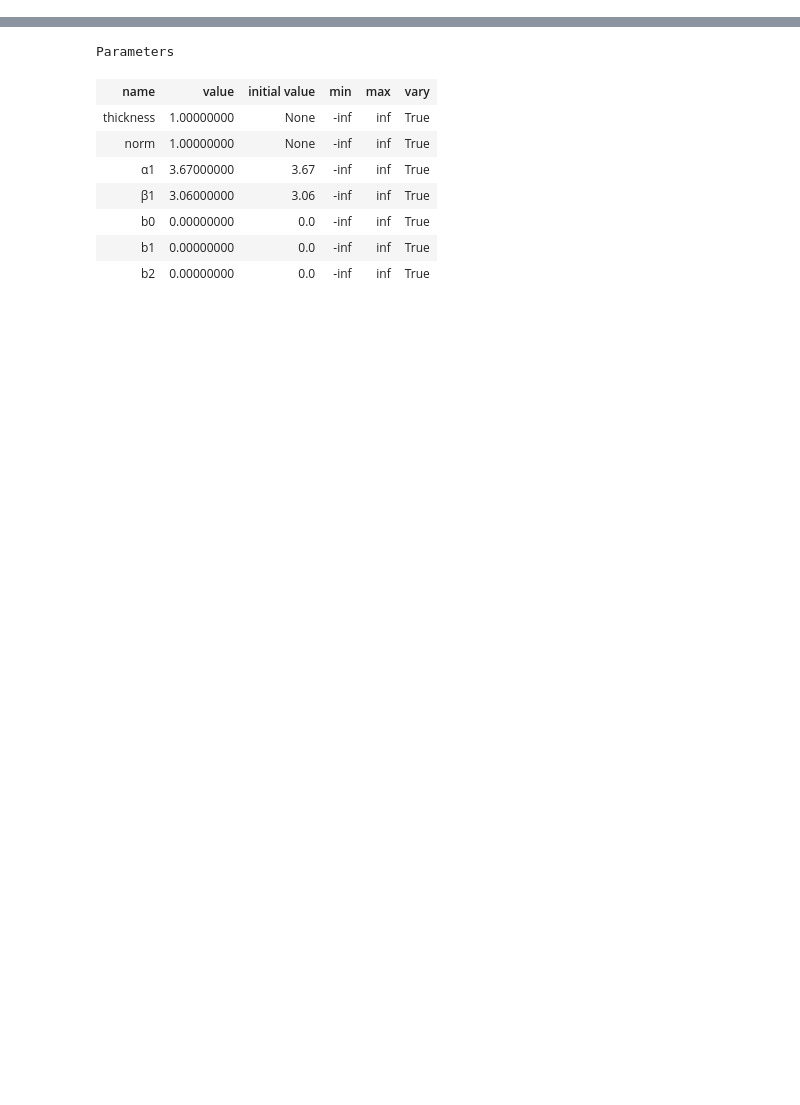
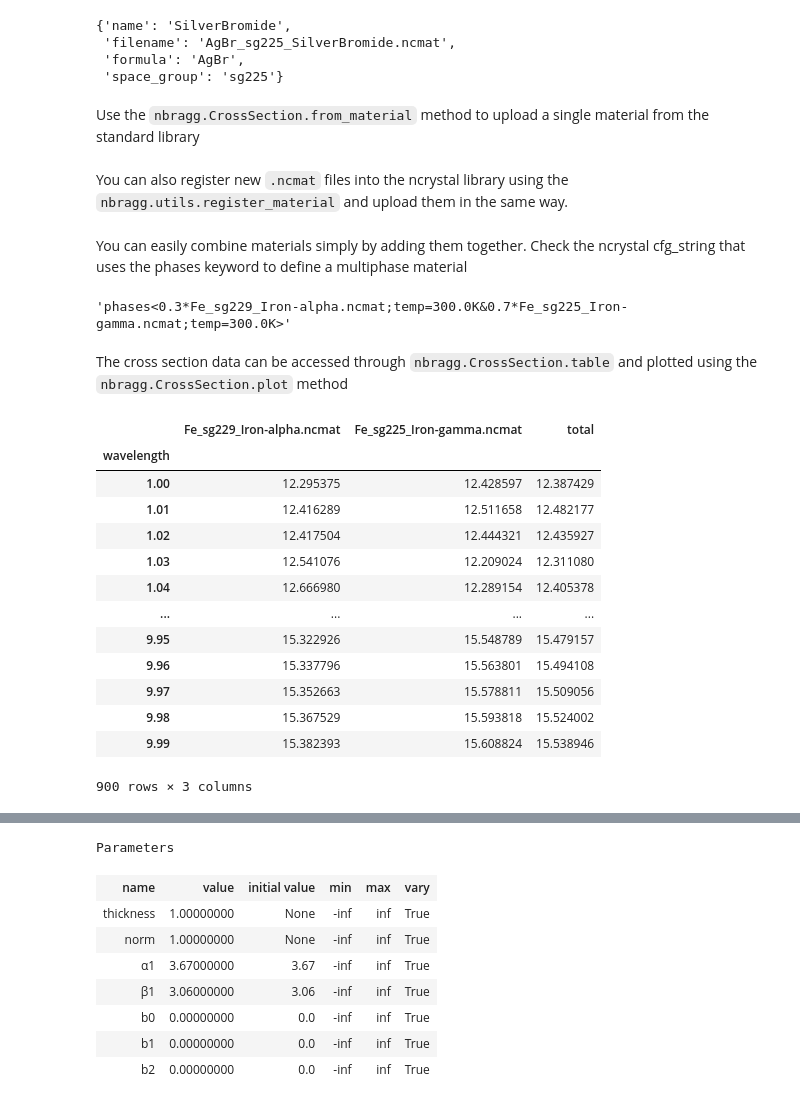
Before and after one commit to TsvikiHirsh/nbragg, a Jupyter notebook: notebooks/nbragg_tutorial.ipynb, the cells around one changed output, grey strips where cells are left out. Drawn from its saved outputs; the diff is of its cells as text; code cells hidden in the pictures; blank space fills up the shorter version.

```diff
--- a/notebooks/nbragg_tutorial.ipynb
+++ b/notebooks/nbragg_tutorial.ipynb
@@ -11,3 +60,14 @@ data.plot()
+# %%
+nbragg.materials["AgBr_sg225_SilverBromide.ncmat"]
+# %% [output]
+{'name': 'SilverBromide',
+ 'filename': 'AgBr_sg225_SilverBromide.ncmat',
+ 'formula': 'AgBr',
+ 'space_group': 'sg225'}
+# %% [markdown]
+Use the `nbragg.CrossSection.from_material` method to upload a single material from the standard library
 # %%
 gamma = nbragg.CrossSection.from_material(nbragg.materials["Fe_sg225_Iron-gamma.ncmat"])
 alpha = nbragg.CrossSection.from_material(nbragg.materials["Fe_sg229_Iron-alpha.ncmat"])
+# %% [markdown]
+You can also register new `.ncmat` files into the ncrystal library using the `nbragg.utils.register_material` and upload them in the same way.
@@ -13,0 +77,2 @@ alpha = nbragg.CrossSection.from_material(nbragg.materials["Fe_sg229_Iron-alpha.
+# %% [markdown]
+You can easily combine materials simply by adding them together. Check the ncrystal cfg_string that uses the phases keyword to define a multiphase material
@@ -13,0 +85,6 @@ alpha = nbragg.CrossSection.from_material(nbragg.materials["Fe_sg229_Iron-alpha.
+# %%
+xs.cfg_string
+# %% [output]
+'phases<0.3*Fe_sg229_Iron-alpha.ncmat;temp=300.0K&0.7*Fe_sg225_Iron-gamma.ncmat;temp=300.0K>'
+# %% [markdown]
+The cross section data can be accessed through `nbragg.CrossSection.table` and plotted using the `nbragg.CrossSection.plot` method
@@ -13,0 +93,17 @@ alpha = nbragg.CrossSection.from_material(nbragg.materials["Fe_sg229_Iron-alpha.
+# %%
+xs.table
+# %% [output]
+|  | Fe_sg229_Iron-alpha.ncmat | Fe_sg225_Iron-gamma.ncmat | total |
+| wavelength |  |  |  |
+| 1.00 | 12.295375 | 12.428597 | 12.387429 |
+| 1.01 | 12.416289 | 12.511658 | 12.482177 |
+| 1.02 | 12.417504 | 12.444321 | 12.435927 |
+| 1.03 | 12.541076 | 12.209024 | 12.311080 |
+| 1.04 | 12.666980 | 12.289154 | 12.405378 |
+| ... | ... | ... | ... |
+| 9.95 | 15.322926 | 15.548789 | 15.479157 |
+| 9.96 | 15.337796 | 15.563801 | 15.494108 |
+| 9.97 | 15.352663 | 15.578811 | 15.509056 |
+| 9.98 | 15.367529 | 15.593818 | 15.524002 |
+| 9.99 | 15.382393 | 15.608824 | 15.538946 |
+900 rows × 3 columns
```
Also changed, not shown: parts of 17 cells of this notebook, 3 other files.
